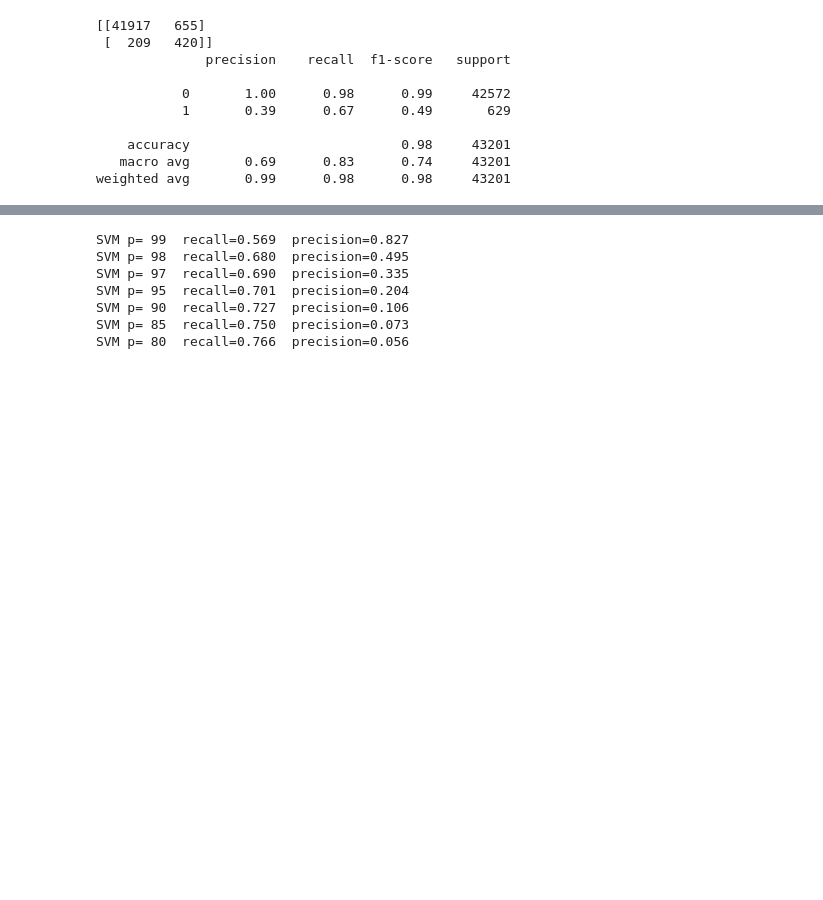
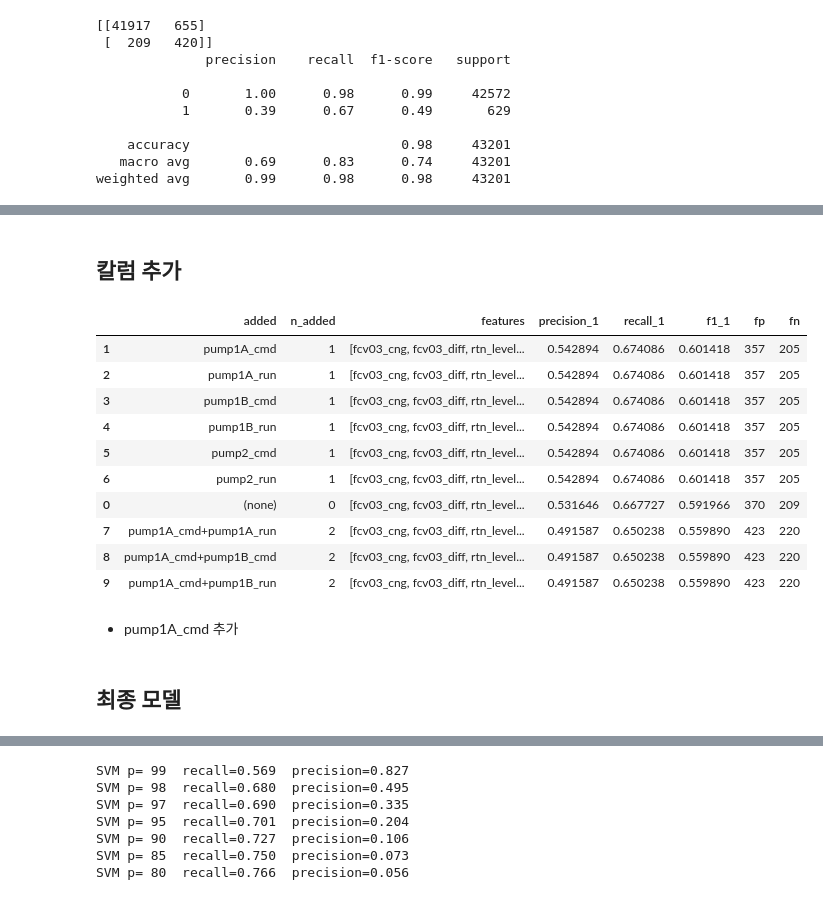
Before and after one commit to BORA040126/ai_sec_data_anal, a Jupyter notebook: final1.ipynb, the cells around one changed output, grey strips where cells are left out. Drawn from its saved outputs; the diff is of its cells as text; code cells hidden in the pictures; blank space fills up the shorter version.

```diff
--- a/final1.ipynb
+++ b/final1.ipynb
@@ -417,0 +813,21 @@ y_true=y_test
+# %% [markdown]
+## 칼럼 추가
+# %%
+extra_features = [
+    "pump1A_cmd", "pump1A_run",
+    "pump1B_cmd", "pump1B_run",
+    "pump2_cmd",  "pump2_run",
+]
+# %%
+base_features = [
+    'fcv03_cng', 'fcv03_diff',
+    'rtn_level', 'rtn_flow2',
+    'fcv03_cmd', 'fcv03_pos', 'hx_press'
+]
+# %%
+train_df_raw=pd.read_csv('train1.csv')
+test_df_raw=pd.read_csv('test1.csv')
+train_df_raw.rename(columns=p1_dict, inplace=True)
+test_df_raw.rename(columns=p1_dict, inplace=True)
+train_df_raw = add_custom_features(train_df_raw)
+test_df_raw  = add_custom_features(test_df_raw)
@@ -417,0 +865,55 @@ y_true=y_test
+# %%
+from itertools import combinations
+import pandas as pd
+
+results = []
+
+# (0) baseline
+m = run_if_eval_from_raw(base_features)
+results.append({
+    "added": "(none)",
+    "n_added": 0,
+    "features": base_features,
+    **m
+})
+
+# (1) add 1
+for f in extra_features:
+    feats = base_features + [f]
+    m = run_if_eval_from_raw(feats)
+    results.append({
+        "added": f,
+        "n_added": 1,
+        "features": feats,
+        **m
+    })
+
+# (2) add 2
+for f1, f2 in combinations(extra_features, 2):
+    feats = base_features + [f1, f2]
+    m = run_if_eval_from_raw(feats)
+    results.append({
+        "added": f"{f1}+{f2}",
+        "n_added": 2,
+        "features": feats,
+        **m
+    })
+
+df_results = pd.DataFrame(results)
+df_results.sort_values(["recall_1", "f1_1"], ascending=False).head(10)
+# %% [output]
+|  | added | n_added | features | precision_1 | recall_1 | f1_1 | fp | fn |
+| 1 | pump1A_cmd | 1 | [fcv03_cng, fcv03_diff, rtn_level... | 0.542894 | 0.674086 | 0.601418 | 357 | 205 |
+| 2 | pump1A_run | 1 | [fcv03_cng, fcv03_diff, rtn_level... | 0.542894 | 0.674086 | 0.601418 | 357 | 205 |
+| 3 | pump1B_cmd | 1 | [fcv03_cng, fcv03_diff, rtn_level... | 0.542894 | 0.674086 | 0.601418 | 357 | 205 |
+| 4 | pump1B_run | 1 | [fcv03_cng, fcv03_diff, rtn_level... | 0.542894 | 0.674086 | 0.601418 | 357 | 205 |
+| 5 | pump2_cmd | 1 | [fcv03_cng, fcv03_diff, rtn_level... | 0.542894 | 0.674086 | 0.601418 | 357 | 205 |
+| 6 | pump2_run | 1 | [fcv03_cng, fcv03_diff, rtn_level... | 0.542894 | 0.674086 | 0.601418 | 357 | 205 |
+| 0 | (none) | 0 | [fcv03_cng, fcv03_diff, rtn_level... | 0.531646 | 0.667727 | 0.591966 | 370 | 209 |
+| 7 | pump1A_cmd+pump1A_run | 2 | [fcv03_cng, fcv03_diff, rtn_level... | 0.491587 | 0.650238 | 0.559890 | 423 | 220 |
+| 8 | pump1A_cmd+pump1B_cmd | 2 | [fcv03_cng, fcv03_diff, rtn_level... | 0.491587 | 0.650238 | 0.559890 | 423 | 220 |
+| 9 | pump1A_cmd+pump1B_run | 2 | [fcv03_cng, fcv03_diff, rtn_level... | 0.491587 | 0.650238 | 0.559890 | 423 | 220 |
+# %% [markdown]
+- pump1A_cmd 추가
+# %% [markdown]
+## 최종 모델
```
Also changed, not shown: parts of 32 cells of this notebook, 1 other file.
